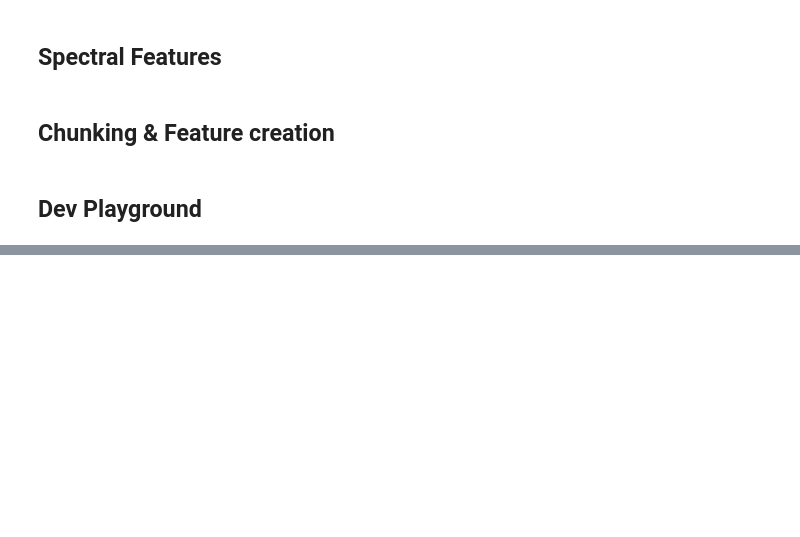
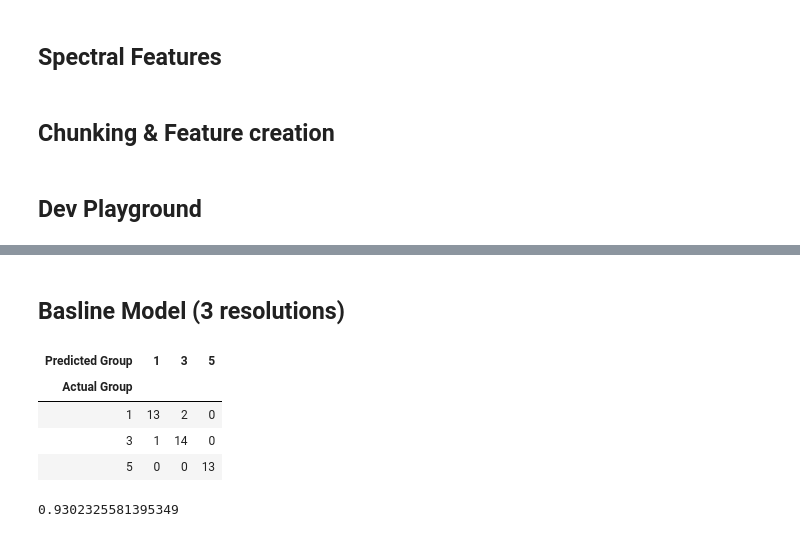
Before and after one commit to stephdoan/ResRecovery, a Jupyter notebook: notebooks/iman-Feature-Engineering.ipynb, the cells around one changed output, grey strips where cells are left out. Drawn from its saved outputs; the diff is of its cells as text; code cells hidden in the pictures; blank space fills up the shorter version.

```diff
--- a/notebooks/iman-Feature-Engineering.ipynb
+++ b/notebooks/iman-Feature-Engineering.ipynb
@@ -271,6 +307,8 @@ def create_features(dfs, interval=60):
 # %%
 %%time
-low_feat = create_features(low_dfs, 100)
-med_feat = create_features(med_dfs, 100)
-high_feat = create_features(high_dfs, 100)
+low_feat = create_features(low_dfs, chunk_size)
+threesixty_feat = create_features(threesixty_dfs, chunk_size)
+med_feat = create_features(med_dfs, chunk_size)
+seventwenty_feat = create_features(seventwenty_dfs, chunk_size)
+high_feat = create_features(high_dfs, chunk_size)
 # %% [output]
@@ -324,4 +369,0 @@ RandomForestClassifier(criterion='entropy', n_estimators=8, random_state=42)
-# %%
-low_test = pd.read_csv('../data/test/sgs008-109-action-480p-20210202.csv')
-low_feat = create_features([low_test], 100)
-low_feat['resolution']=np.zeros(len(low_feat))
@@ -401,0 +505,22 @@ cv_search = {
+# %% [markdown]
+## Basline Model (3 resolutions)
+# %%
+## BASELINE MODEL
+
+baseline_training = pd.concat([low_feat, med_feat, high_feat]).reset_index(drop=True)
+X, y = baseline_training.drop(columns=['resolution']), baseline_training['resolution']
+X_train, X_test, y_train, y_test = train_test_split(X, y, test_size = 0.25, random_state = 4,stratify=baseline_training['resolution'])
+classifier = RandomForestClassifier(n_estimators = 100, criterion = 'entropy', random_state = 42)
+classifier.fit(X_train, y_train)
+y_pred = classifier.predict(X_test)
+(pd.crosstab(y_test, y_pred, rownames=['Actual Group'], colnames=['Predicted Group']))
+# %% [output]
+| Predicted Group | 1 | 3 | 5 |
+| Actual Group |  |  |  |
+| 1 | 13 | 2 | 0 |
+| 3 | 1 | 14 | 0 |
+| 5 | 0 | 0 | 13 |
+# %%
+accuracy_score(y_test, y_pred)
+# %% [output]
+0.9302325581395349
```
Also changed, not shown: parts of 46 cells of this notebook, 2 other files.
